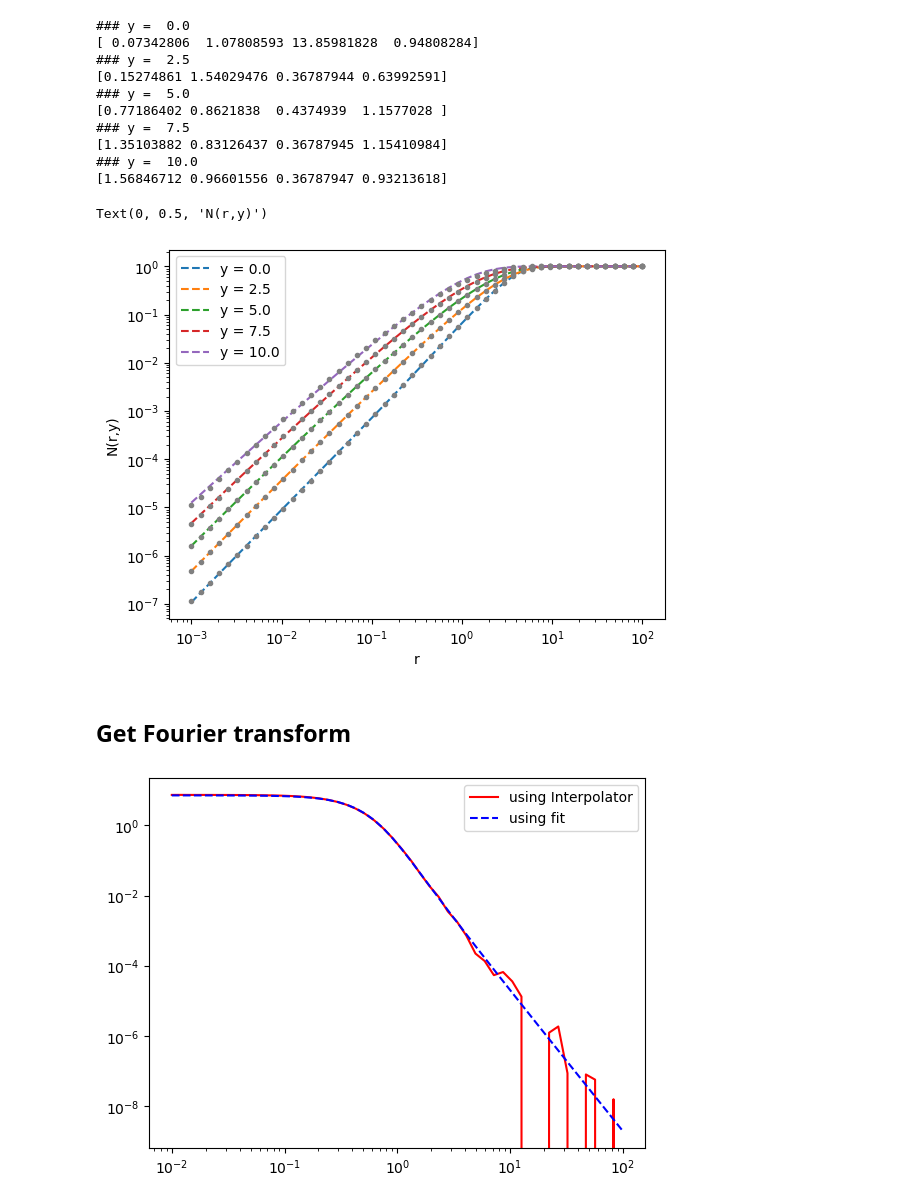
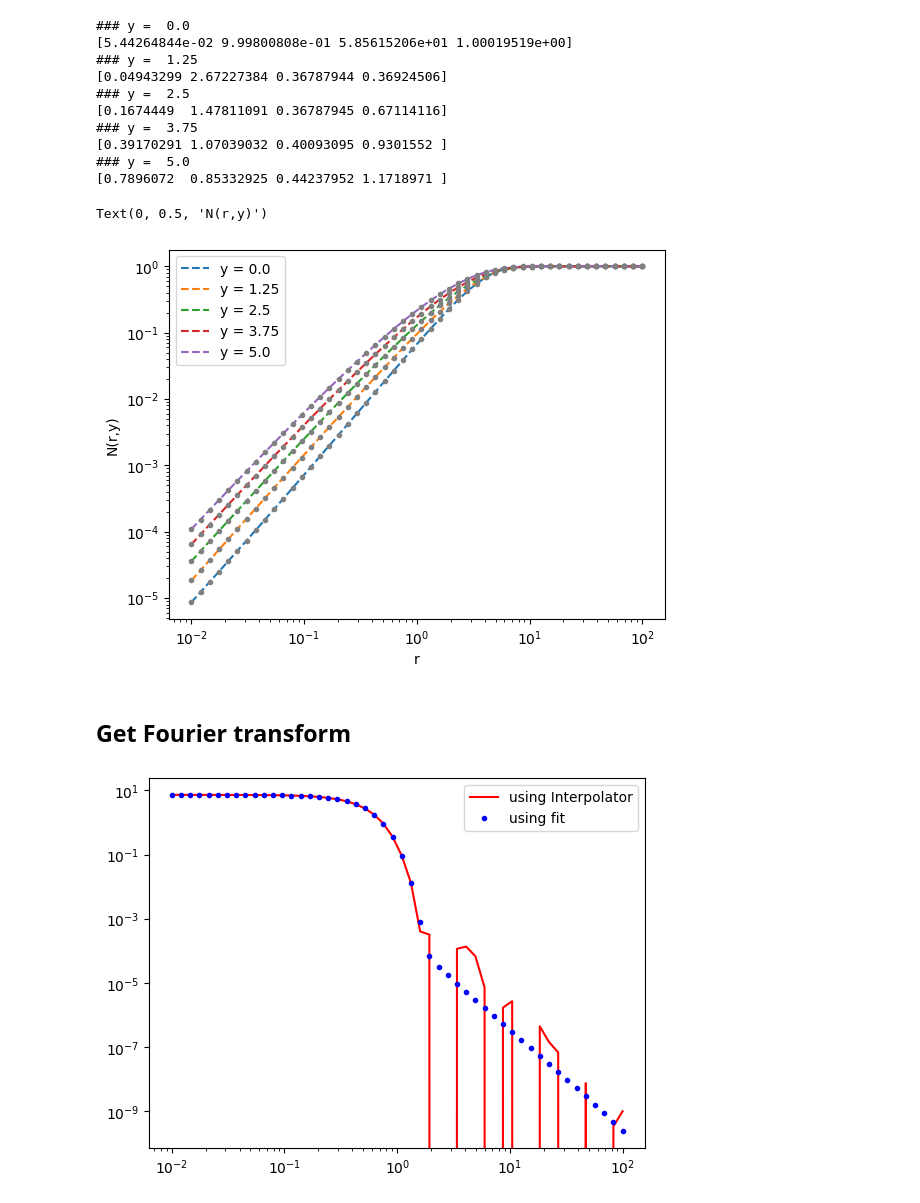
Before and after one commit to camcasuga/sidis_fit, a Jupyter notebook: src/fitting.ipynb, the cells around one changed output. Cells and saved outputs as stored; diff of their text form; code cells hidden in the pictures.

```diff
--- a/src/fitting.ipynb
+++ b/src/fitting.ipynb
@@ -9,8 +9,8 @@ BKinterpolator = dipole.BKDipole(bk_file)
 init = [1.0, 0.8, 1.0, 1.0]
 lbounds = [0.001, 0.1, 1/np.exp(1), 0.001]
 ubounds = [10.0, 100.1, 100.0, 10.0]
-y_array = np.linspace(0, 10, 5)
-r = np.logspace(-3, 2, 50)
+y_array = np.linspace(0, 5, 5)
+r = np.logspace(-2, 2, 50)
 Nyr = lambda yy,rr: BKinterpolator.ln_Nr(yy,rr) # Make interpolator to a callable function
 
 fit_params_array = np.ones((len(y_array), 4))
@@ -26,15 +26,15 @@ for y in y_array:
     i += 1
 # %% [output]
 ### y =  0.0
-[ 0.07342806  1.07808593 13.85981828  0.94808284]
+[5.44264844e-02 9.99800808e-01 5.85615206e+01 1.00019519e+00]
+### y =  1.25
+[0.04943299 2.67227384 0.36787944 0.36924506]
 ### y =  2.5
-[0.15274861 1.54029476 0.36787944 0.63992591]
+[0.1674449  1.47811091 0.36787945 0.67114116]
+### y =  3.75
+[0.39170291 1.07039032 0.40093095 0.9301552 ]
 ### y =  5.0
-[0.77186402 0.8621838  0.4374939  1.1577028 ]
-### y =  7.5
-[1.35103882 0.83126437 0.36787945 1.15410984]
-### y =  10.0
-[1.56846712 0.96601556 0.36787947 0.93213618]
+[0.7896072  0.85332925 0.44237952 1.1718971 ]
 # %%
 i = 0
 for y in y_array:
@@ -50,7 +50,7 @@ plt.xlabel('r')
 plt.ylabel('N(r,y)')
 # %% [output]
 Text(0, 0.5, 'N(r,y)')
-[figure, old version]
+[figure, new version]
 # %% [markdown]
 ## Get Fourier transform
 # %%
@@ -80,14 +80,14 @@ def S2(k, fit_params):
     sp_values = [ht.transform(func_to_ht, i, ret_err=False) for i in k]
     return np.array(sp_values)
 # %%
-fit_params = fit_params_array[1]
+fit_params = fit_params_array[0]
 k = np.logspace(-2, 2, 50)
-Sk = S(2.5,k)
+Sk = S(0.0,k)
 Sk2 = S2(k, fit_params)
 plt.plot(k, Sk, label='using Interpolator', color='red')
-plt.plot(k, Sk2, '--', label = 'using fit', color='blue')
+plt.plot(k, Sk2, '.', label = 'using fit', color='blue')
 plt.legend()
 plt.xscale('log')
 plt.yscale('log')
 # %% [output]
-[figure, old version]
+[figure, new version]
```
